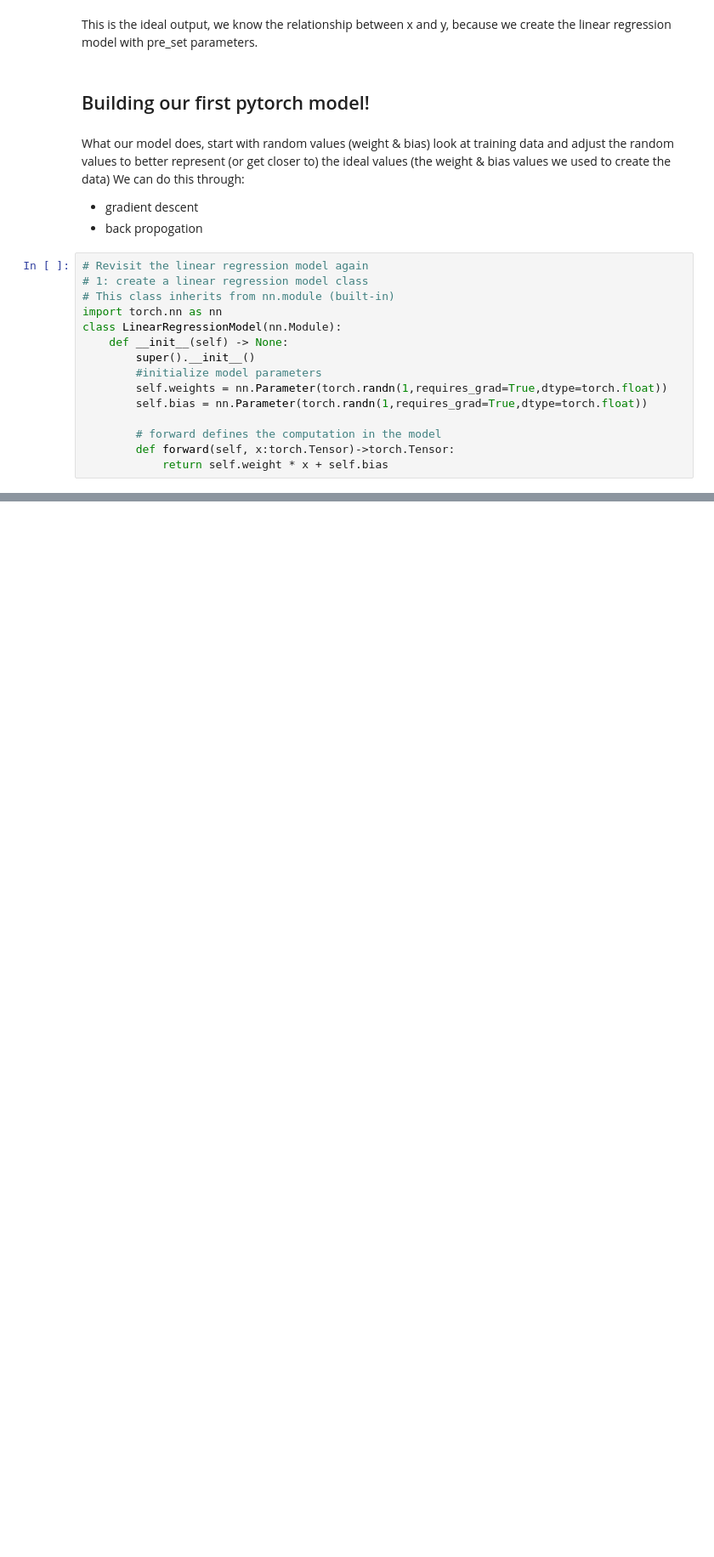
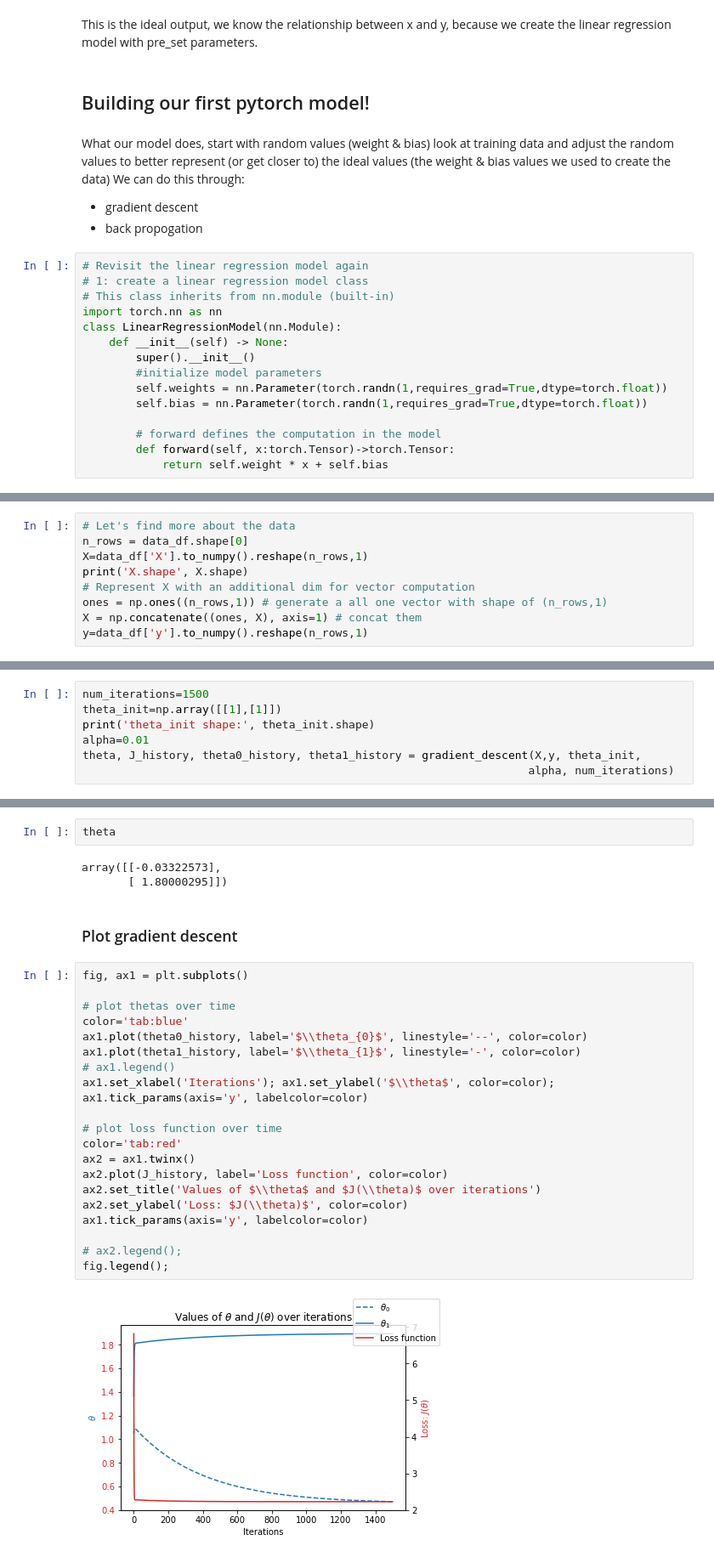
Before and after one commit to lizhiqihhh/AIM-MLWorkshop, a Jupyter notebook: w4/linear_regression.ipynb, the cells around one changed output, grey strips where cells are left out. Shown at 85% size. Saved outputs shown, nothing was run; the diff lists cells and outputs as text; blank space fills up the shorter version.

```diff
--- a/w4/linear_regression.ipynb
+++ b/w4/linear_regression.ipynb
@@ -193,0 +261,9 @@ class LinearRegressionModel(nn.Module):
+# %%
+# Let's find more about the data
+n_rows = data_df.shape[0]
+X=data_df['X'].to_numpy().reshape(n_rows,1)
+print('X.shape', X.shape)
+# Represent X with an additional dim for vector computation
+ones = np.ones((n_rows,1)) # generate a all one vector with shape of (n_rows,1)
+X = np.concatenate((ones, X), axis=1) # concat them
+y=data_df['y'].to_numpy().reshape(n_rows,1)
@@ -193,0 +389,7 @@ class LinearRegressionModel(nn.Module):
+# %%
+num_iterations=1500
+theta_init=np.array([[1],[1]])
+print('theta_init shape:', theta_init.shape)
+alpha=0.01
+theta, J_history, theta0_history, theta1_history = gradient_descent(X,y, theta_init,
+                                                                   alpha, num_iterations)
@@ -193,0 +414,30 @@ class LinearRegressionModel(nn.Module):
+# %%
+theta
+# %% [output]
+array([[-0.03322573],
+       [ 1.80000295]])
+# %% [markdown]
+### Plot gradient descent
+# %%
+fig, ax1 = plt.subplots()
+
+# plot thetas over time
+color='tab:blue'
+ax1.plot(theta0_history, label='$\\theta_{0}$', linestyle='--', color=color)
+ax1.plot(theta1_history, label='$\\theta_{1}$', linestyle='-', color=color)
+# ax1.legend()
+ax1.set_xlabel('Iterations'); ax1.set_ylabel('$\\theta$', color=color);
+ax1.tick_params(axis='y', labelcolor=color)
+
+# plot loss function over time
+color='tab:red'
+ax2 = ax1.twinx()
+ax2.plot(J_history, label='Loss function', color=color)
+ax2.set_title('Values of $\\theta$ and $J(\\theta)$ over iterations')
+ax2.set_ylabel('Loss: $J(\\theta)$', color=color)
+ax1.tick_params(axis='y', labelcolor=color)
+
+# ax2.legend();
+fig.legend();
+# %% [output]
+[figure, added]
```
Also changed, not shown: parts of 32 cells of this notebook, 2 other files.
